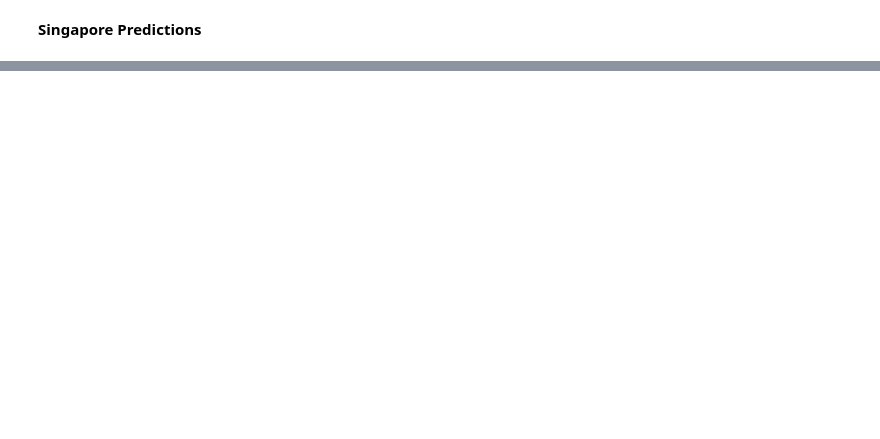
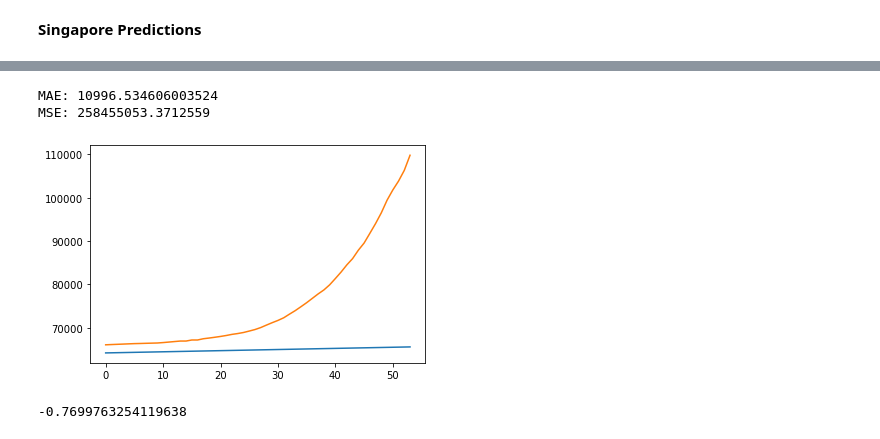
Before and after one commit to dvh549/Data_Mining, a Jupyter notebook: Covid-19 SVM & Linear Regression.ipynb, the cells around one changed output, grey strips where cells are left out. Drawn from its saved outputs; the diff is of its cells as text; code cells hidden in the pictures; blank space fills up the shorter version.

```diff
--- a/Covid-19 SVM & Linear Regression.ipynb
+++ b/Covid-19 SVM & Linear Regression.ipynb
@@ -624,0 +629,22 @@ SVM future predictions:
+# %%
+# Using Linear regression model to make predictions
+
+linear_model_sg = LinearRegression(normalize=True, fit_intercept=True)
+linear_model_sg.fit(X_train_sg_confirmed, y_train_sg_confirmed)
+test_linear_pred_sg = linear_model_sg.predict(X_test_sg_confirmed)
+linear_pred_sg = linear_model_sg.predict(future_forecast)
+# %%
+plt.plot(test_linear_pred_sg)
+plt.plot(y_test_sg_confirmed)
+print('MAE:', mean_absolute_error(test_linear_pred_sg, y_test_sg_confirmed))
+print('MSE:',mean_squared_error(test_linear_pred_sg, y_test_sg_confirmed))
+# %% [output]
+MAE: 10996.534606003524
+MSE: 258455053.3712559
+[figure, added]
+# %%
+# r^2 score for LR
+
+r2_score(y_test_sg_confirmed, test_linear_pred_sg)
+# %% [output]
+-0.7699763254119638
```
Also changed, not shown: parts of 33 cells of this notebook.
